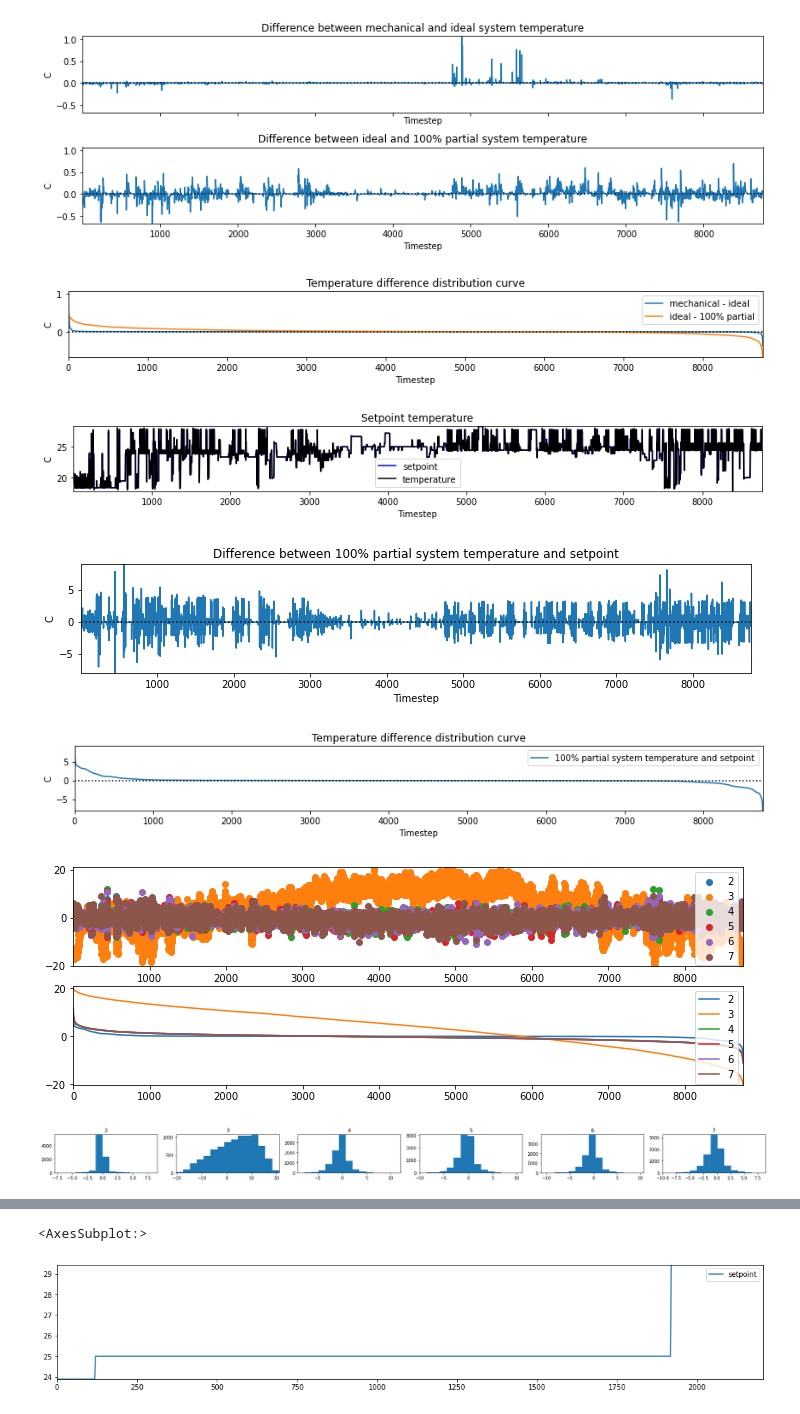
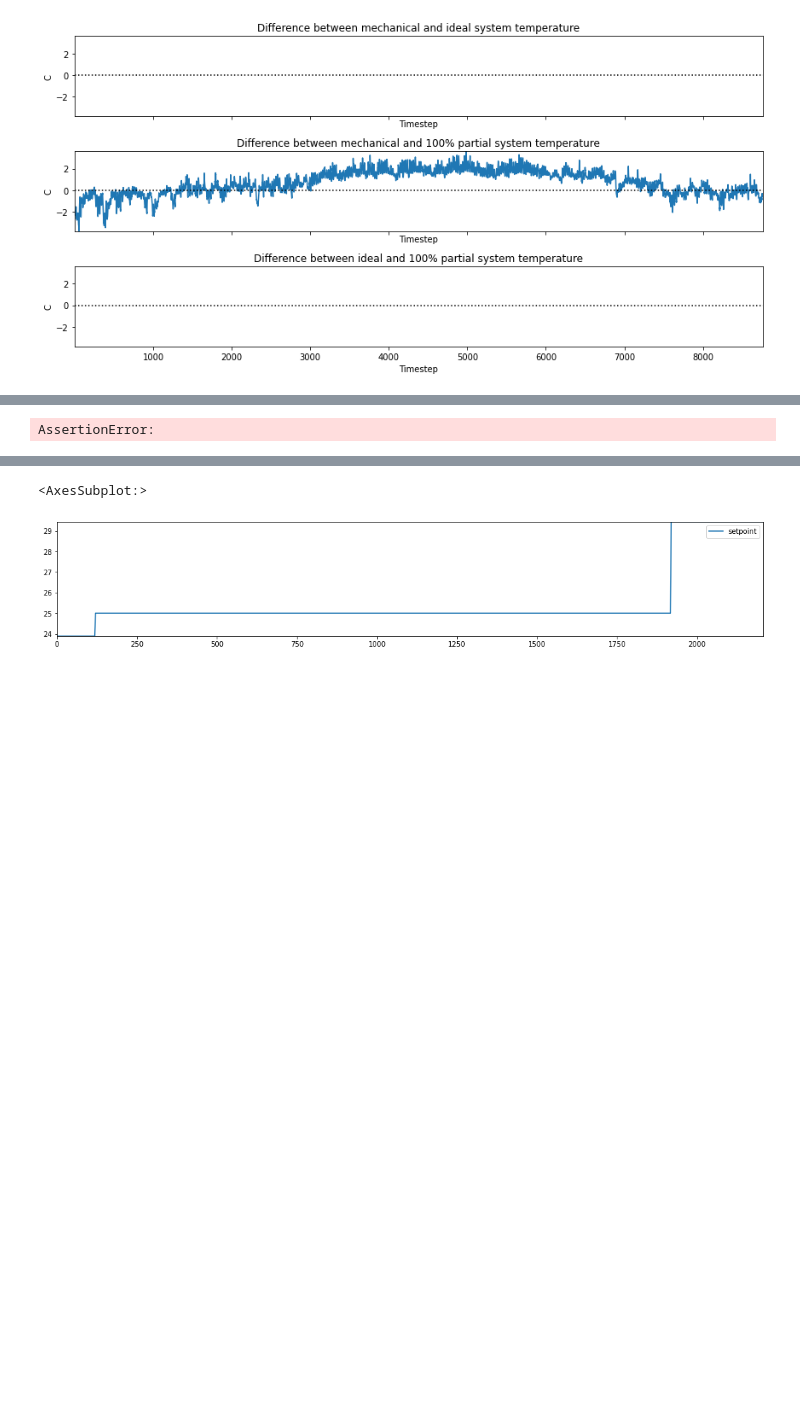
Before and after one commit to intelligent-environments-lab/DOE_XStock, a Jupyter notebook: analysis/post_simulation.ipynb, the cells around one changed output, grey strips where cells are left out. Cells and saved outputs as stored; diff of their text form; code cells hidden in the pictures; blank space fills up the shorter version.

```diff
--- a/analysis/post_simulation.ipynb
+++ b/analysis/post_simulation.ipynb
@@ -30,10 +30,15 @@ SELECT
     l.timestep,
     l.cooling_load/i.cooling_load AS cooling_load_multiplier,
     l.heating_load/i.heating_load AS heating_load_multiplier,
+    w.cooling_load AS mechanical_cooling_load,
+    w.heating_load AS mechanical_heating_load,
+    i.cooling_load AS ideal_cooling_load,
+    i.heating_load AS ideal_heating_load,
     w.average_indoor_air_temperature AS mechanical_temperature,
     i.average_indoor_air_temperature AS ideal_temperature,
     l.average_indoor_air_temperature AS other_equipment_temperature,
     w.average_indoor_air_temperature - i.average_indoor_air_temperature AS mechanical_ideal_temperature_difference,
+    w.average_indoor_air_temperature - l.average_indoor_air_temperature AS mechanical_other_equipment_temperature_difference,
     i.average_indoor_air_temperature - l.average_indoor_air_temperature AS ideal_other_equipment_temperature_difference,
     e.setpoint,
     l.average_indoor_air_temperature - e.setpoint AS other_equipment_setpoint_difference
@@ -51,25 +56,50 @@ LEFT JOIN (SELECT * FROM energyplus_simulation WHERE reference = 1) h ON
 LEFT JOIN energyplus_ideal_system_simulation i ON
     i.simulation_id = h.id AND i.timestep = l.timestep
 LEFT JOIN ecobee_timeseries e ON e.timestep = l.timestep AND e.building_id = t.ecobee_building_id
-WHERE m.bldg_id = 3615
+WHERE m.bldg_id = 101010
 ;
 """
 data = DATABASE.query_table(query)
 
 # temperature difference time series
-row_count, column_count = 2, 1
+row_count, column_count = 3, 1
 fig, axs = plt.subplots(row_count, column_count, figsize=(12*column_count,2*row_count), sharex=True, sharey=True)
 plot_data = data[data['reference']==2].copy()
-x, y1, y2 = plot_data['timestep'], plot_data['mechanical_ideal_temperature_difference'], plot_data['ideal_other_equipment_temperature_difference']
+x, y1, y2, y3 = plot_data['timestep'], plot_data['mechanical_ideal_temperature_difference'], plot_data['mechanical_other_equipment_temperature_difference'], plot_data['ideal_other_equipment_temperature_difference']
 axs[0].plot(x,y1)
 axs[1].plot(x,y2)
+axs[2].plot(x,y3)
 axs[0].set_title('Difference between mechanical and ideal system temperature')
-axs[1].set_title('Difference between ideal and 100% partial system temperature')
+axs[1].set_title('Difference between mechanical and 100% partial system temperature')
+axs[2].set_title('Difference between ideal and 100% partial system temperature')
 
 for ax in fig.axes:
     ax.axhline(0, color='black', linestyle=':')
     ax.set_xlabel('Timestep')
     ax.set_ylabel('C')
+
+plt.tight_layout()
+plt.show()
+
+assert False
+
+# load difference time series
+row_count, column_count = 2, 1
+fig, axs = plt.subplots(row_count, column_count, figsize=(12*column_count,2*row_count), sharex=True, sharey=True)
+x = plot_data['timestep']
+y11, y12 = plot_data['mechanical_cooling_load'], plot_data['ideal_cooling_load']
+y21, y22 = plot_data['mechanical_heating_load'], plot_data['ideal_heating_load']
+axs[0].plot(x,y11)
+axs[0].plot(x,y12)
+axs[1].plot(x,y21)
+axs[1].plot(x,y22)
+axs[0].set_title('Difference between mechanical and ideal system cooling load')
+axs[1].set_title('Difference between mechanical and ideal system heating load')
+
+for ax in fig.axes:
+    ax.axhline(0, color='black', linestyle=':')
+    ax.set_xlabel('Timestep')
+    ax.set_ylabel('W')
 
 plt.tight_layout()
 plt.show()
@@ -154,37 +184,31 @@ for ax in fig.axes:
 
 # temperature difference duration curve between partial load setpoint and setpoint
 plot_data = data[data['reference']>=2].copy()
 row_count = 1
 column_count = len(plot_data['reference'].unique())
 fig, axs = plt.subplots(row_count, column_count, figsize=(4*column_count,2*row_count))
 
 for ax, (r, r_data) in zip(fig.axes, plot_data.groupby('reference')):
     y = r_data['other_equipment_setpoint_difference']
     ax.hist(y, bins=15)
     ax.set_title(r)
 
 plt.tight_layout()
 plt.show()
 
 # temperature difference duration curve between partial load setpoint and setpoint
 plot_data = data[data['reference']>=4].copy()
 row_count = 1
 column_count = len(plot_data['reference'].unique())
 fig, axs = plt.subplots(row_count, column_count, figsize=(4*column_count,4*row_count))
 
 for ax, (r, r_data) in zip(fig.axes, plot_data.groupby('reference')):
     x = r_data['other_equipment_setpoint_difference']
     y = r_data['cooling_load_multiplier']
     ax.scatter(x, y)
     ax.set_title(r)
 
 plt.tight_layout()
 plt.show()
 # %% [output]
-[figure, old version]
+[figure, new version]
-[figure, removed]
-[figure, removed]
-[figure, removed]
-[figure, removed]
-[figure, removed]
-[figure, removed]
@@ -191,0 +215 @@ plt.show()
+AssertionError:
```
Also changed, not shown: parts of 9 cells of this notebook.
